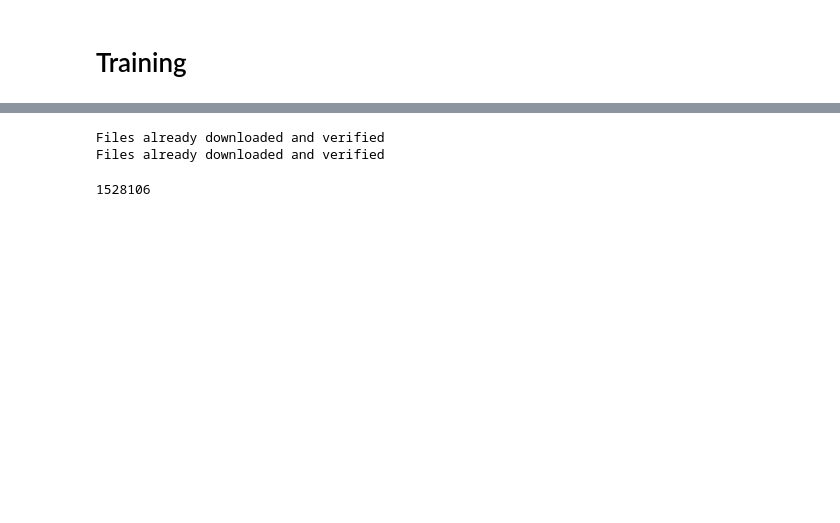
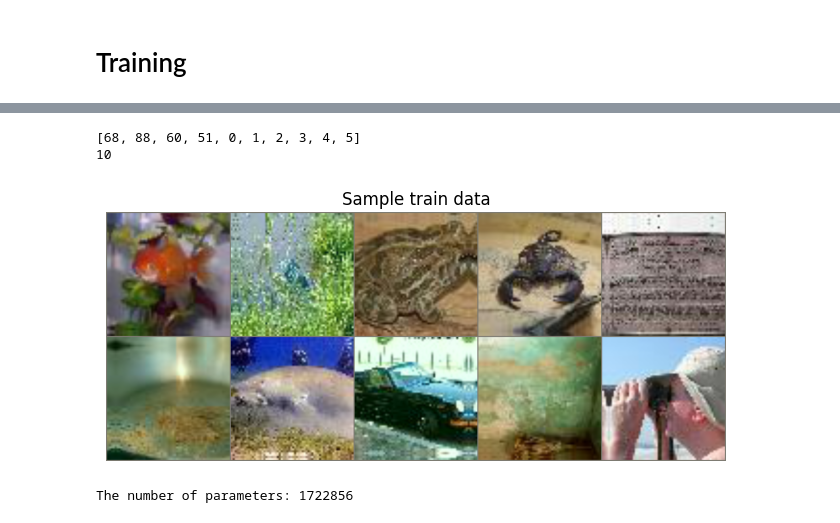
Before and after one commit to Longcodedao/PlantDisease, a Jupyter notebook: tiny_imagenet/MobileNetV3_Normal.ipynb, the cells around one changed output, grey strips where cells are left out. Cells and saved outputs as stored; diff of their text form; code cells hidden in the pictures; blank space fills up the shorter version.

```diff
--- a/tiny_imagenet/MobileNetV3_Normal.ipynb
+++ b/tiny_imagenet/MobileNetV3_Normal.ipynb
@@ -250,25 +281,17 @@ import numpy as np
+# %%
+from argparse import Namespace
+
+args = Namespace(
+    train_dir = './images/tiny-imagenet-200/train/',
+    val_dir = './images/tiny-imagenet-200/val',
+    device = 'cuda' if torch.cuda.is_available() else 'cpu',
+    batch_size = 128,
+    num_workers = 4
+)
 # %%
-def load_data(data_dir, download = True):
-
-  transform = transforms.Compose([
-    transforms.Resize((224, 224)),
-    transforms.ToTensor(),
-    transforms.Normalize(mean=[0.485, 0.456, 0.406], std=[0.229, 0.224, 0.225]),
-  ])
-
-  train_data = datasets.CIFAR10(
-      root = data_dir, train = True,
-      download = download, transform = transform
-  )
-
-  test_data = datasets.CIFAR10(
-      root = data_dir, train = False,
-      download = download, transform = transform
-  )
-
-  return (train_data, test_data)
-
-train_data, test_data = load_data('./data/cifar10')
+data = TinyImageNet(args)
+data.show_samples()
 # %% [output]
-Files already downloaded and verified
-Files already downloaded and verified
+[68, 88, 60, 51, 0, 1, 2, 3, 4, 5]
+10
+[figure, added]
@@ -303,14 +321,14 @@ import torch.optim as optim
 num_epochs = 100
 learning_rate = 0.001
 
-mb_v3 =  mobilenetv3_small(num_classes = 10).to(device)
-criterion = nn.CrossEntropyLoss().to(device)
+mb_v3 =  mobilenetv3_small(num_classes = 200).to(args.device)
+criterion = nn.CrossEntropyLoss().to(args.device)
 optimizer = torch.optim.Adam(mb_v3.parameters(), lr=learning_rate,weight_decay=1e-5)
 
 
-count_parameters(mb_v3)
+print(f"The number of parameters: {count_parameters(mb_v3)}")
 # %% [output]
-1528106
+The number of parameters: 1722856
 # %%
 # Huấn luyện mô hình
 train_loss, val_loss = [], []
```
Also changed, not shown: parts of 11 cells of this notebook, 3 other files.
